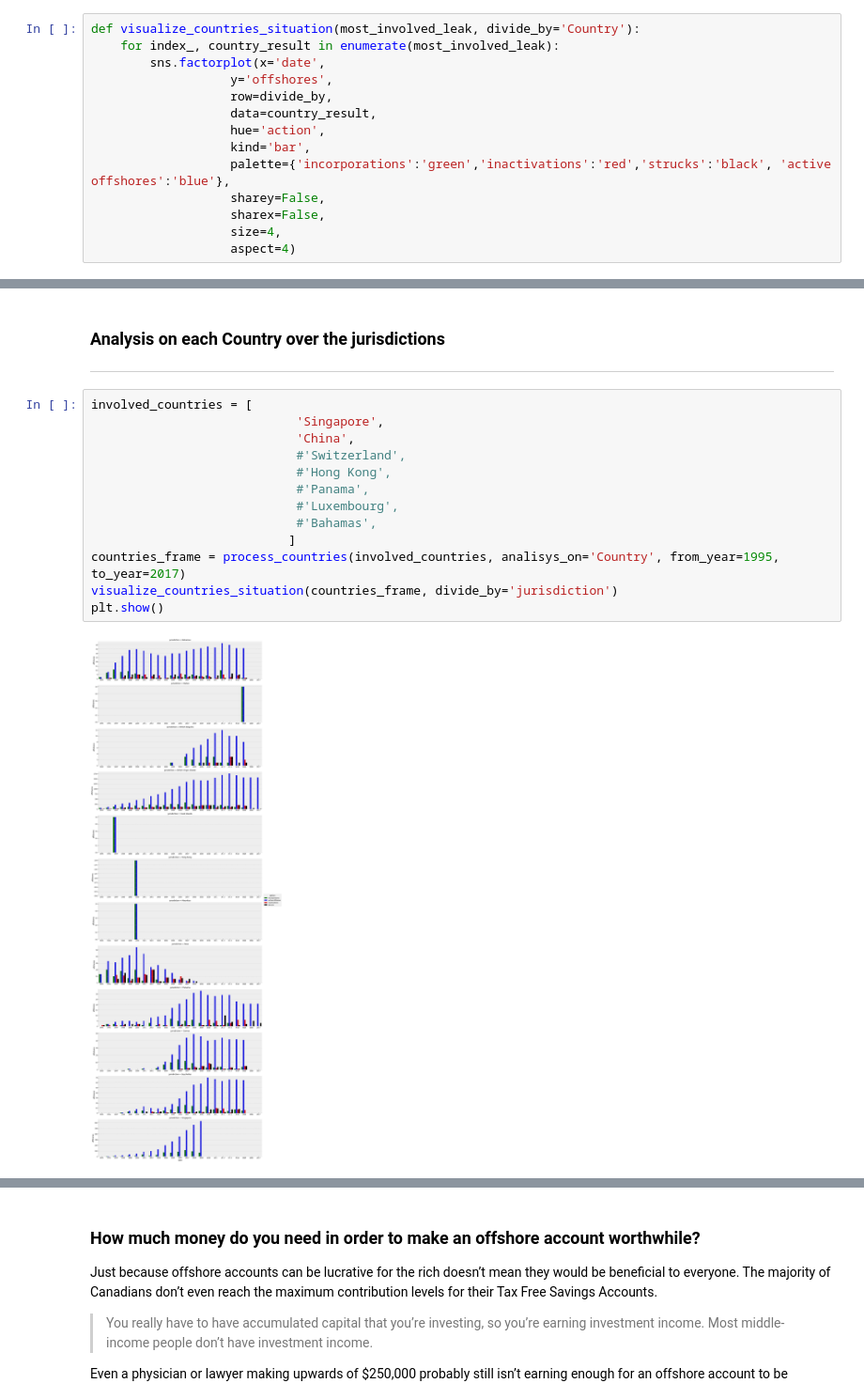
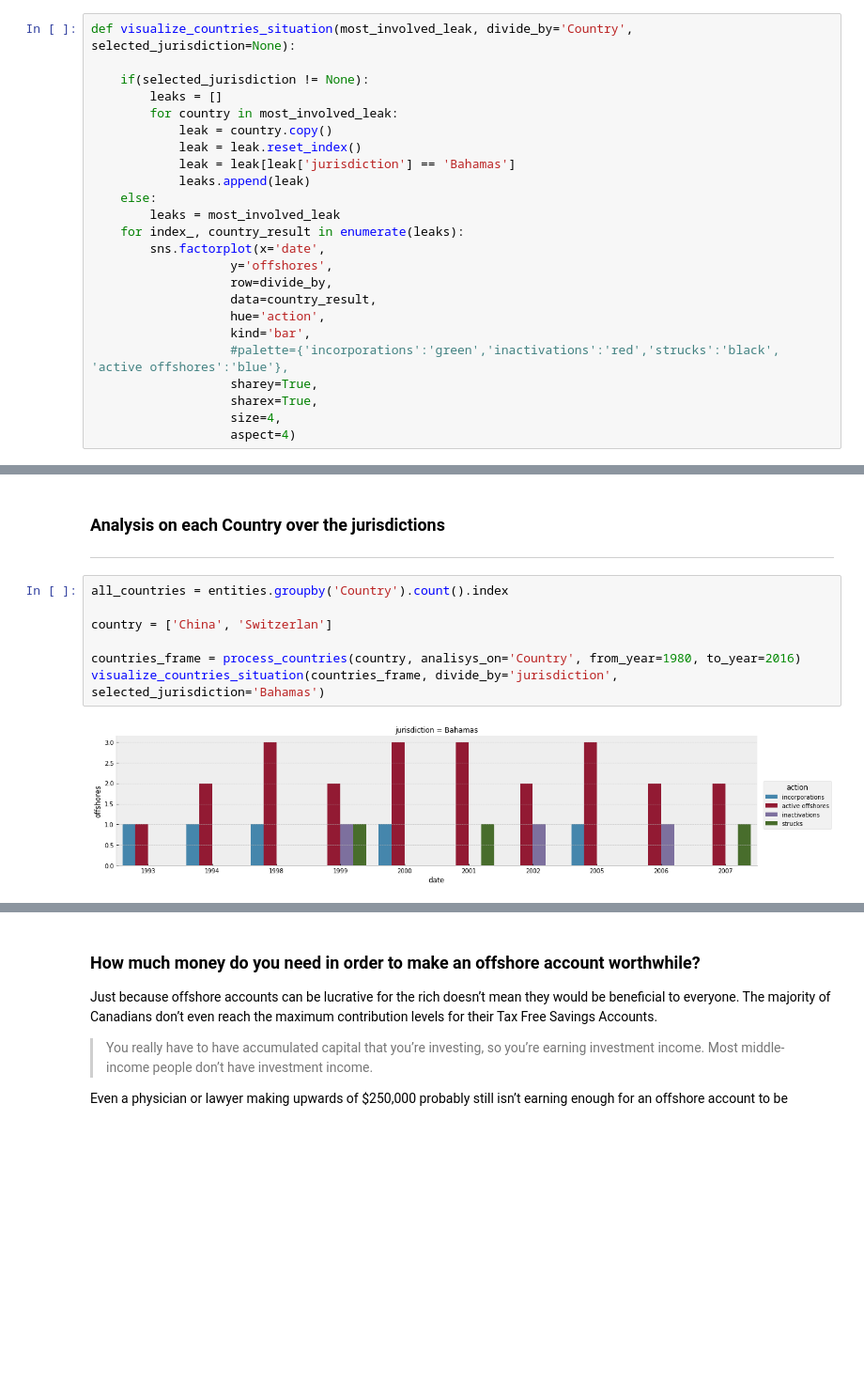
Before and after one commit to puccife/ADAHomeworks, a Jupyter notebook: project/project_analysis.ipynb, the cells around one changed output, grey strips where cells are left out. Shown at 94% size. Drawn from its saved outputs; the diff is of its cells as text; blank space fills up the shorter version.

```diff
--- a/project/project_analysis.ipynb
+++ b/project/project_analysis.ipynb
@@ -92,17 +92,27 @@ ___
 #Import new style
 plt.style.use('bmh')
 # %%
-def visualize_countries_situation(most_involved_leak, divide_by='Country'):
-    for index_, country_result in enumerate(most_involved_leak):
+def visualize_countries_situation(most_involved_leak, divide_by='Country', selected_jurisdiction=None):
+
+    if(selected_jurisdiction != None):
+        leaks = []
+        for country in most_involved_leak:
+            leak = country.copy()
+            leak = leak.reset_index()
+            leak = leak[leak['jurisdiction'] == 'Bahamas']
+            leaks.append(leak)
+    else:
+        leaks = most_involved_leak
+    for index_, country_result in enumerate(leaks):
         sns.factorplot(x='date',
                    y='offshores',
                    row=divide_by,
                    data=country_result,
                    hue='action',
                    kind='bar',
-                   palette={'incorporations':'green','inactivations':'red','strucks':'black', 'active offshores':'blue'},
-                   sharey=False,
-                   sharex=False,
+                   #palette={'incorporations':'green','inactivations':'red','strucks':'black', 'active offshores':'blue'},
+                   sharey=True,
+                   sharex=True,
                    size=4,
                    aspect=4)
 # %% [markdown]
@@ -179,17 +179,11 @@ visualize_countries_situation(countries_frame, divide_by='Country')
 ### Analysis on each Country over the jurisdictions
 ___
 # %%
-involved_countries = [
-                            'Singapore',
-                            'China',
-                            #'Switzerland',
-                            #'Hong Kong',
-                            #'Panama',
-                            #'Luxembourg',
-                            #'Bahamas',
-                           ]
-countries_frame = process_countries(involved_countries, analisys_on='Country', from_year=1995, to_year=2017)
-visualize_countries_situation(countries_frame, divide_by='jurisdiction')
-plt.show()
+all_countries = entities.groupby('Country').count().index
+
+country = ['China', 'Switzerlan']
+
+countries_frame = process_countries(country, analisys_on='Country', from_year=1980, to_year=2016)
+visualize_countries_situation(countries_frame, divide_by='jurisdiction', selected_jurisdiction='Bahamas')
 # %% [output]
-[figure, old version]
+[figure, new version]
```
Also changed, not shown: parts of 2 cells of this notebook, 5 other files.
